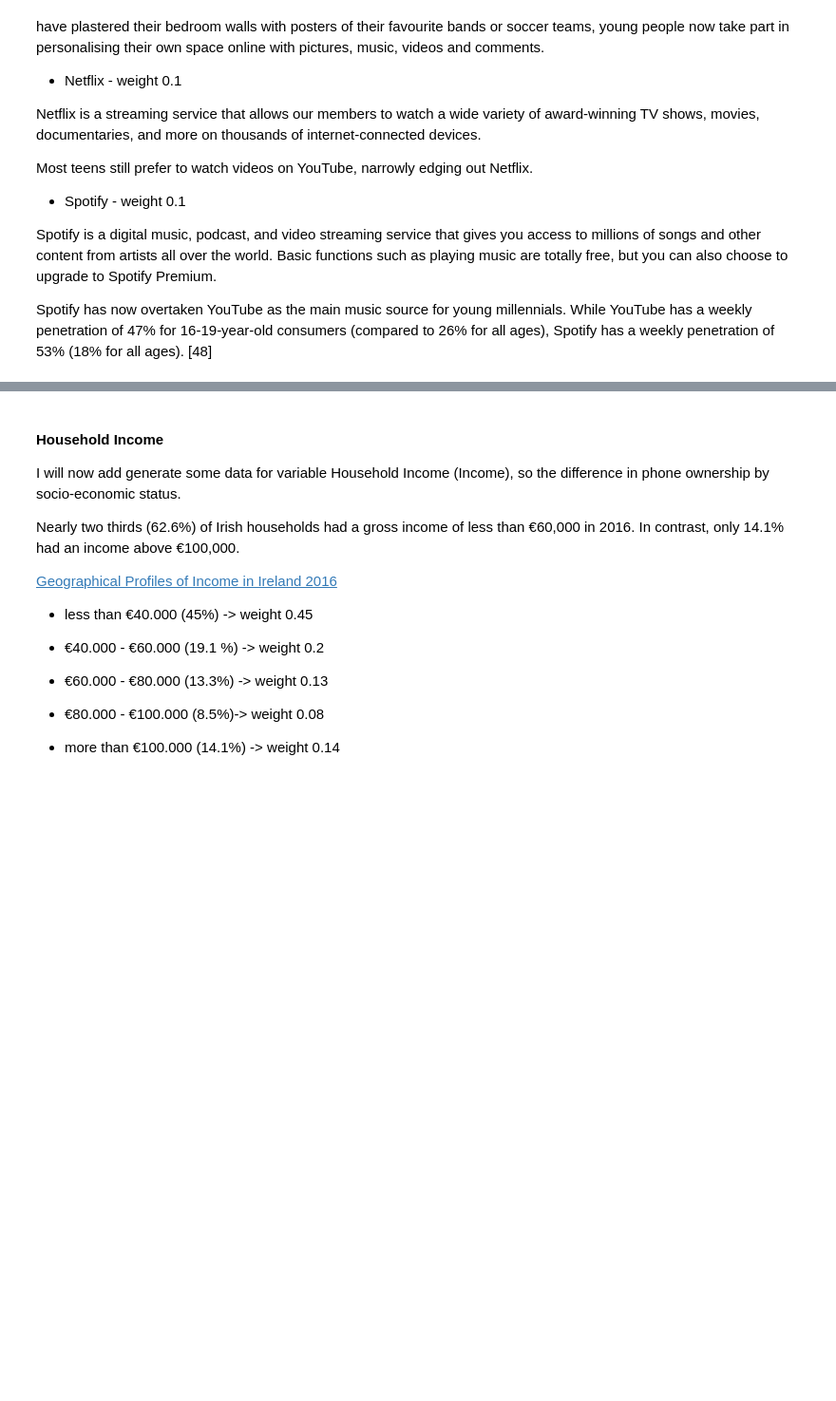
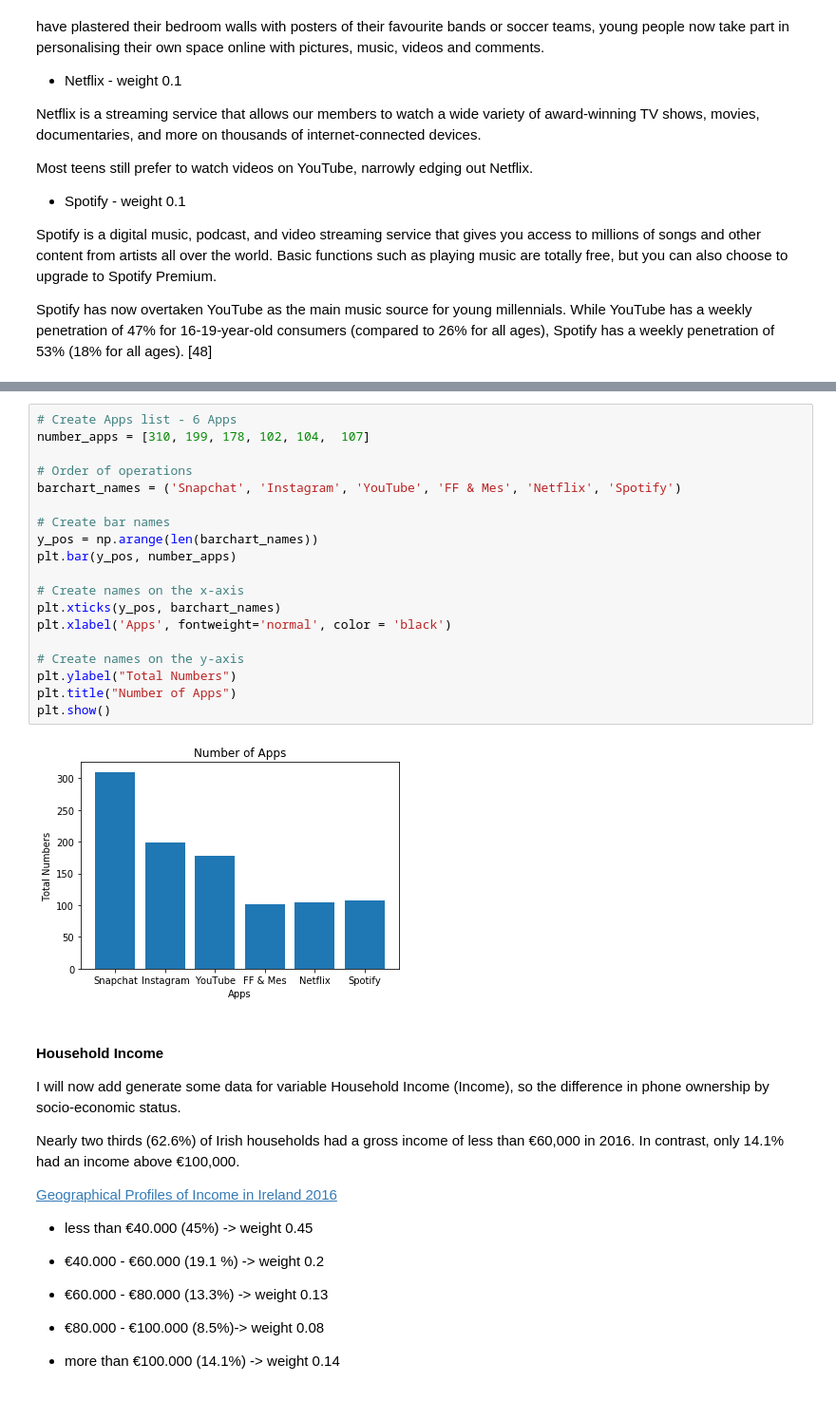
Before and after one commit to HenkT28/Programming_For_Data_Analysis_Project, a Jupyter notebook: Programming_For_Data_Analysis_Project.ipynb, the cells around one changed output, grey strips where cells are left out. Shown: that part at 95% size. Saved outputs shown, nothing was run; the diff lists cells and outputs as text; blank space fills up the shorter version.

```diff
--- a/Programming_For_Data_Analysis_Project.ipynb
+++ b/Programming_For_Data_Analysis_Project.ipynb
@@ -573,3 +610,24 @@ Frequency of unique values of Apps array:
+# %%
+# Create Apps list - 6 Apps
+number_apps = [310, 199, 178, 102, 104,  107]
+
+# Order of operations
+barchart_names = ('Snapchat', 'Instagram', 'YouTube', 'FF & Mes', 'Netflix', 'Spotify')
+
+# Create bar names
+y_pos = np.arange(len(barchart_names))
+plt.bar(y_pos, number_apps)
+
+# Create names on the x-axis
+plt.xticks(y_pos, barchart_names)
+plt.xlabel('Apps', fontweight='normal', color = 'black')
+
+# Create names on the y-axis
+plt.ylabel("Total Numbers")
+plt.title("Number of Apps")
+plt.show()
+# %% [output]
+[figure, added]
 # %% [markdown]
 #### Household Income
 
```
Also changed, not shown: parts of 26 cells of this notebook.
